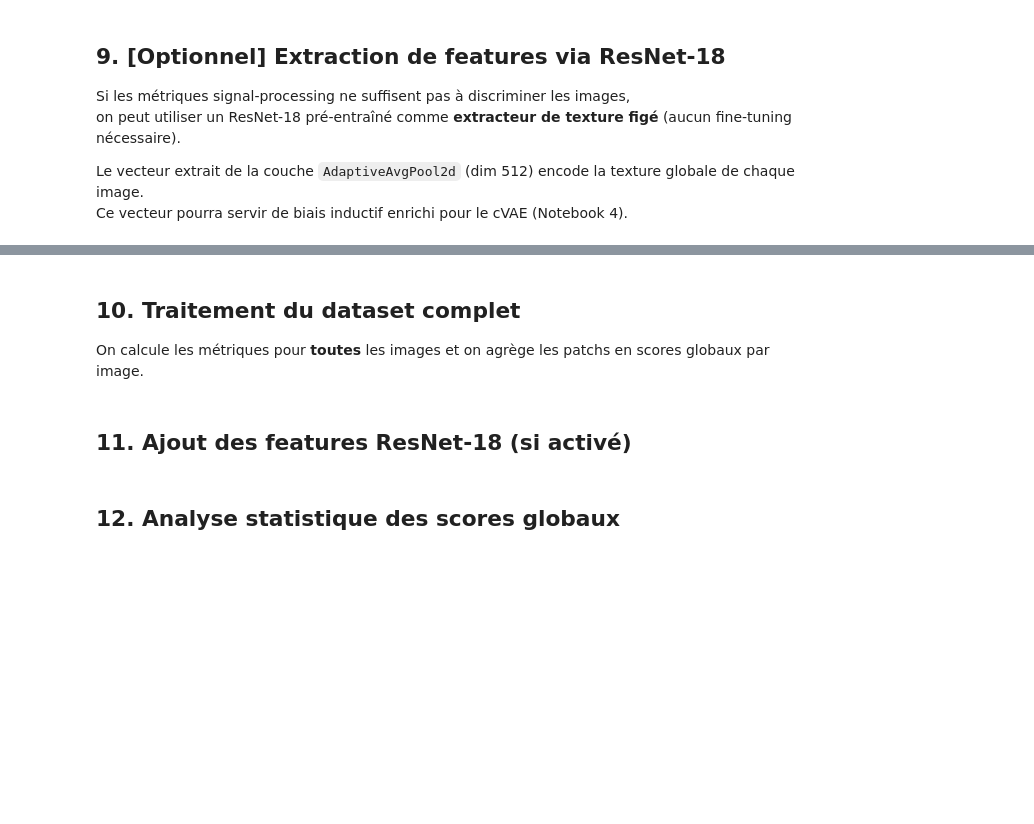
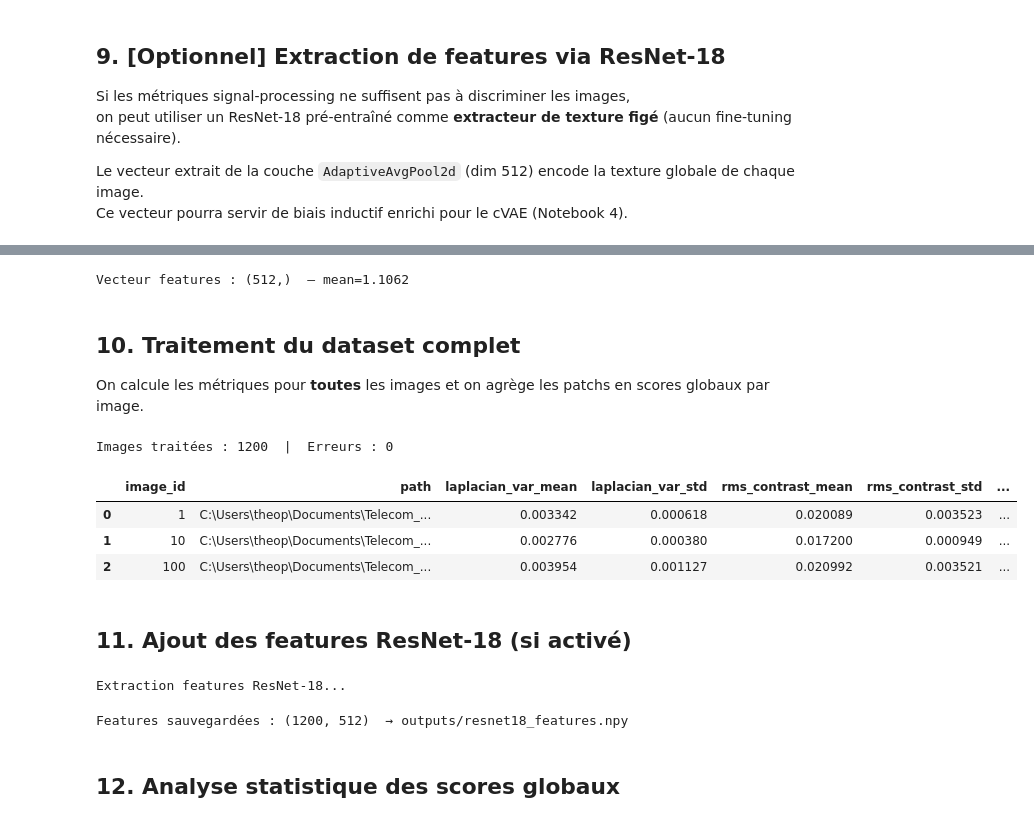
Before and after one commit to tnadiedjoa/MEDVAE-X, a Jupyter notebook: medvae_eval/theophile_metrics/02_IQA_Metrics_Extraction.ipynb, the cells around one changed output, grey strips where cells are left out. Cells and saved outputs as stored; diff of their text form; code cells hidden in the pictures; blank space fills up the shorter version.

Commit message:
correction of errors

```diff
--- a/medvae_eval/theophile_metrics/02_IQA_Metrics_Extraction.ipynb
+++ b/medvae_eval/theophile_metrics/02_IQA_Metrics_Extraction.ipynb
@@ -20,9 +20,12 @@ en évaluant chaque image **localement** via une grille de patchs.
 # %%
 from pathlib import Path
 
-# --- Adapter ces chemins à ton environnement ---
-SEG_TRAIN_PATH = Path("/home/infres/yrothlin-24/arcade_challenge_datasets/dataset_phase_1/segmentation_dataset/seg_train")
-SEG_VAL_PATH   = Path("/home/infres/yrothlin-24/arcade_challenge_datasets/dataset_phase_1/segmentation_dataset/seg_val")
+# Chemins locaux — relatifs à l'emplacement du notebook
+NOTEBOOK_DIR   = Path(".").resolve()
+PROJECT_ROOT   = NOTEBOOK_DIR.parent
+ARCADE_ROOT    = PROJECT_ROOT / "arcade_challenge_datasets"
+SEG_TRAIN_PATH = ARCADE_ROOT / "dataset_phase_1/segmentation_dataset/seg_train"
+SEG_VAL_PATH   = ARCADE_ROOT / "dataset_phase_1/segmentation_dataset/seg_val"
 
 OUTPUT_DIR = Path("outputs")
 OUTPUT_DIR.mkdir(exist_ok=True)
@@ -308,6 +332,8 @@ if USE_RESNET:
     # Test
     test_feat = extract_resnet_features(all_paths[0])
     print(f"Vecteur features : {test_feat.shape}  — mean={test_feat.mean():.4f}")
+# %% [output]
+Vecteur features : (512,)  — mean=1.1062
 # %% [markdown]
 ## 10. Traitement du dataset complet
 
@@ -321,35 +347,41 @@ def process_one_image(path: Path) -> dict:
         img  = mscn_normalize(load_gray(path))
         qmap = compute_quality_map(img)  # (G, G, 8)
 
         # Agréger par moyenne sur la grille
         global_means = qmap.mean(axis=(0, 1))   # (8,)
         global_stds  = qmap.std(axis=(0, 1))    # (8,)
 
         record = {"image_id": path.stem, "path": str(path)}
         for k, name in enumerate(METRIC_NAMES):
             record[f"{name}_mean"] = float(global_means[k])
             record[f"{name}_std"]  = float(global_stds[k])
 
         # Sauvegarder la carte de qualité complète
         np.save(OUTPUT_DIR / "quality_maps" / f"{path.stem}.npy", qmap)
 
         return record
 
     except Exception as e:
         return {"image_id": path.stem, "path": str(path), "error": str(e)}
 
 
 # Traitement en parallèle
 records = []
 with ThreadPoolExecutor(max_workers=N_WORKERS) as exe:
     futures = {exe.submit(process_one_image, p): p for p in all_paths}
     for future in tqdm(futures, desc="Extraction métriques", total=len(all_paths)):
         records.append(future.result())
 
 df_all = pd.DataFrame(records)
-errors = df_all[df_all.get("error", pd.Series(dtype=str)).notna()]
-print(f"\nImages traitées : {len(df_all)}  |  Erreurs : {len(errors)}")
+n_errors = df_all["error"].notna().sum() if "error" in df_all.columns else 0
+print(f"\nImages traitées : {len(df_all)}  |  Erreurs : {n_errors}")
 df_all.head(3)
+# %% [output]
+Images traitées : 1200  |  Erreurs : 0
+|  | image_id | path | laplacian_var_mean | laplacian_var_std | rms_contrast_mean | rms_contrast_std | ... |
+| 0 | 1 | C:\Users\theop\Documents\Telecom_... | 0.003342 | 0.000618 | 0.020089 | 0.003523 | ... |
+| 1 | 10 | C:\Users\theop\Documents\Telecom_... | 0.002776 | 0.000380 | 0.017200 | 0.000949 | ... |
+| 2 | 100 | C:\Users\theop\Documents\Telecom_... | 0.003954 | 0.001127 | 0.020992 | 0.003521 | ... |
 # %% [markdown]
 ## 11. Ajout des features ResNet-18 (si activé)
 # %%
@@ -374,6 +406,9 @@ if USE_RESNET:
     print(f"Features sauvegardées : {feat_arr.shape}  → outputs/resnet18_features.npy")
 else:
     print("ResNet désactivé.")
+# %% [output]
+Extraction features ResNet-18...
+Features sauvegardées : (1200, 512)  → outputs/resnet18_features.npy
 # %% [markdown]
 ## 12. Analyse statistique des scores globaux
 # %%
```
Also changed, not shown: parts of 14 cells of this notebook, 4 other files.
